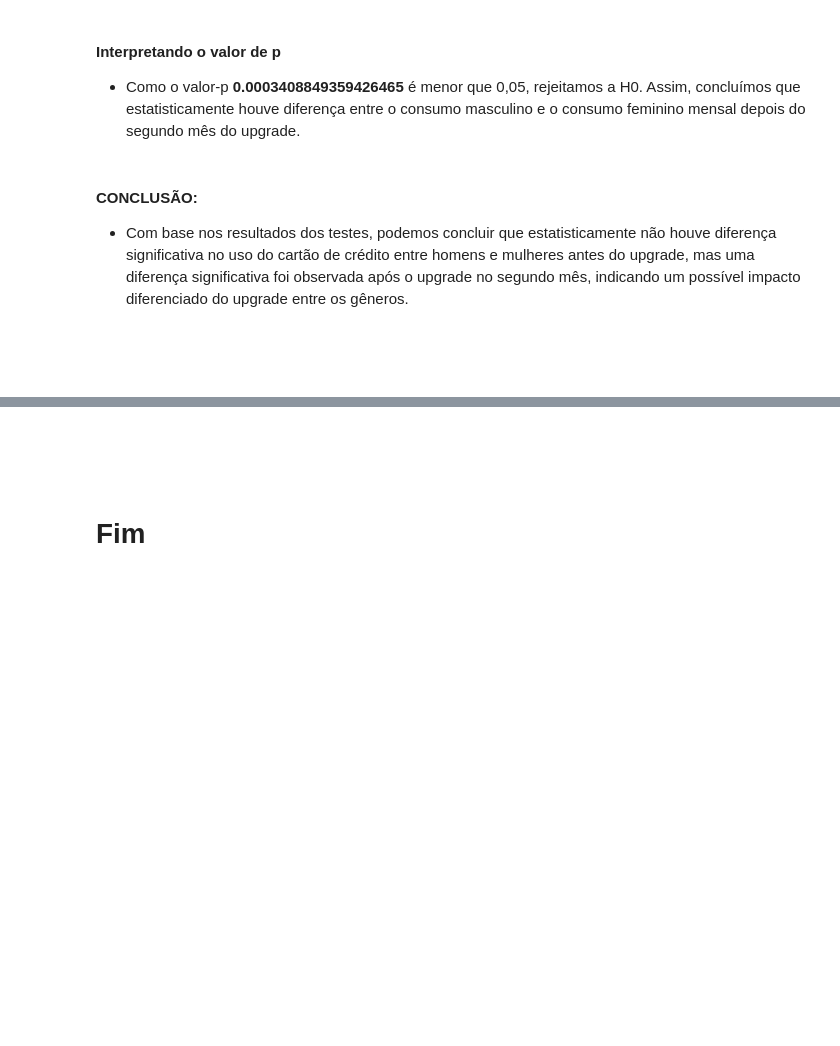
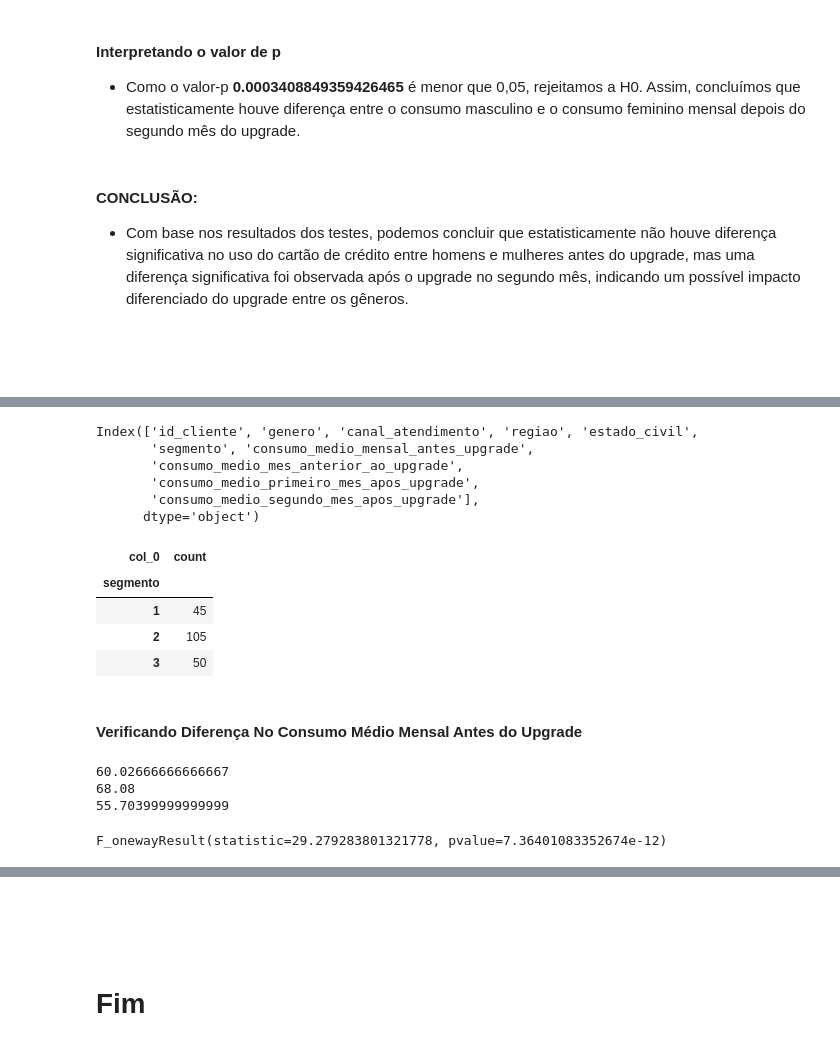
Before and after one commit to EduardoBran/Python_-_Analise_Estatistica_de_Dados, a Jupyter notebook: 04.Lab_-_Testes_de_Hipotese_Para_Problemas_de_Negocio_com_Telecom.ipynb, the cells around one changed output, grey strips where cells are left out. Cells and saved outputs as stored; diff of their text form; code cells hidden in the pictures; blank space fills up the shorter version.

Commit message:
resolvendo projeto com testes de hipoteses - parte 6

```diff
--- a/04.Lab_-_Testes_de_Hipotese_Para_Problemas_de_Negocio_com_Telecom.ipynb
+++ b/04.Lab_-_Testes_de_Hipotese_Para_Problemas_de_Negocio_com_Telecom.ipynb
@@ -619,2 +645,24 @@ TtestResult(statistic=-3.6564080478875405, pvalue=0.0003408849359426465, df=169.
 
 Se o valor-p for menor que 0,05 rejeitamos a H0. Caso contrário, falhamos em rejeitar a H0.
+# %%
+# Verificando Nome das Colunas
+df.columns
+# %% [output]
+Index(['id_cliente', 'genero', 'canal_atendimento', 'regiao', 'estado_civil',
+       'segmento', 'consumo_medio_mensal_antes_upgrade',
+       'consumo_medio_mes_anterior_ao_upgrade',
+       'consumo_medio_primeiro_mes_apos_upgrade',
+       'consumo_medio_segundo_mes_apos_upgrade'],
+      dtype='object')
+# %%
+# Criando a tabela de contingência para a variável 'segmento'
+tabela_contigencia_segmento = pd.crosstab(index=df['segmento'], columns='count')
+tabela_contigencia_segmento
+# %% [output]
+| col_0 | count |
+| segmento |  |
+| 1 | 45 |
+| 2 | 105 |
+| 3 | 50 |
+# %% [markdown]
+#### Verificando Diferença No Consumo Médio Mensal Antes do Upgrade
@@ -620,0 +674,14 @@ Se o valor-p for menor que 0,05 rejeitamos a H0. Caso contrário, falhamos em re
+# %%
+# Verificando as Médias
+print(consumo_cliente_segmento1_au.mean())
+print(consumo_cliente_segmento2_au.mean())
+print(consumo_cliente_segmento3_au.mean())
+# %% [output]
+60.02666666666667
+68.08
+55.70399999999999
+# %%
+# Executa o Teste ANOVA
+stats.f_oneway(consumo_cliente_segmento1_au, consumo_cliente_segmento2_au, consumo_cliente_segmento3_au)
+# %% [output]
+F_onewayResult(statistic=29.279283801321778, pvalue=7.36401083352674e-12)
```
Also changed, not shown: parts of 36 cells of this notebook, 1 other file.
